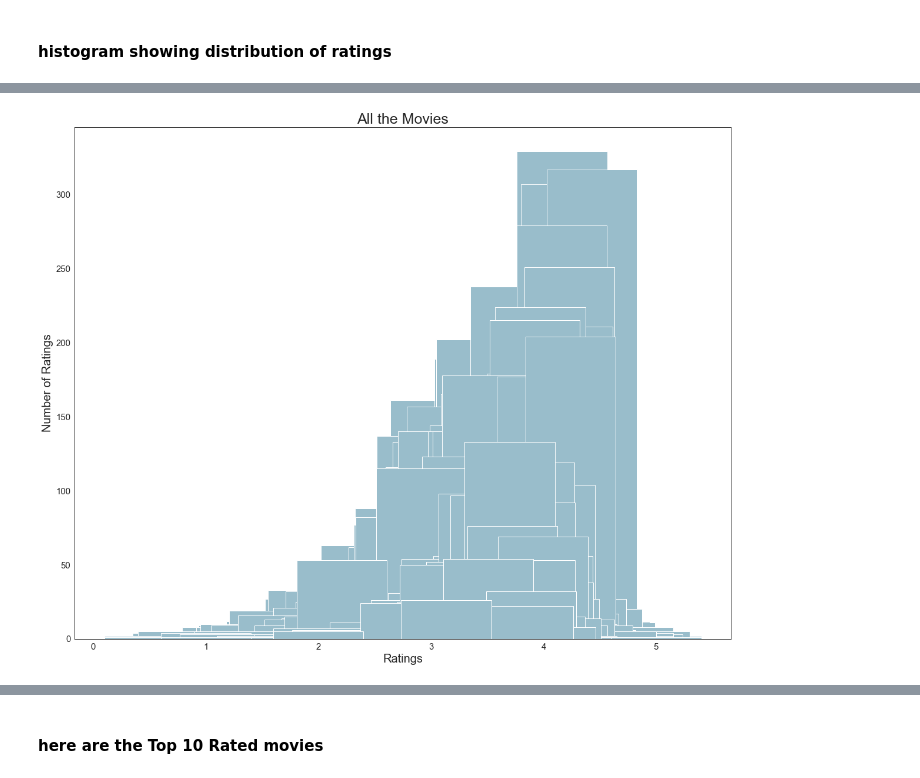
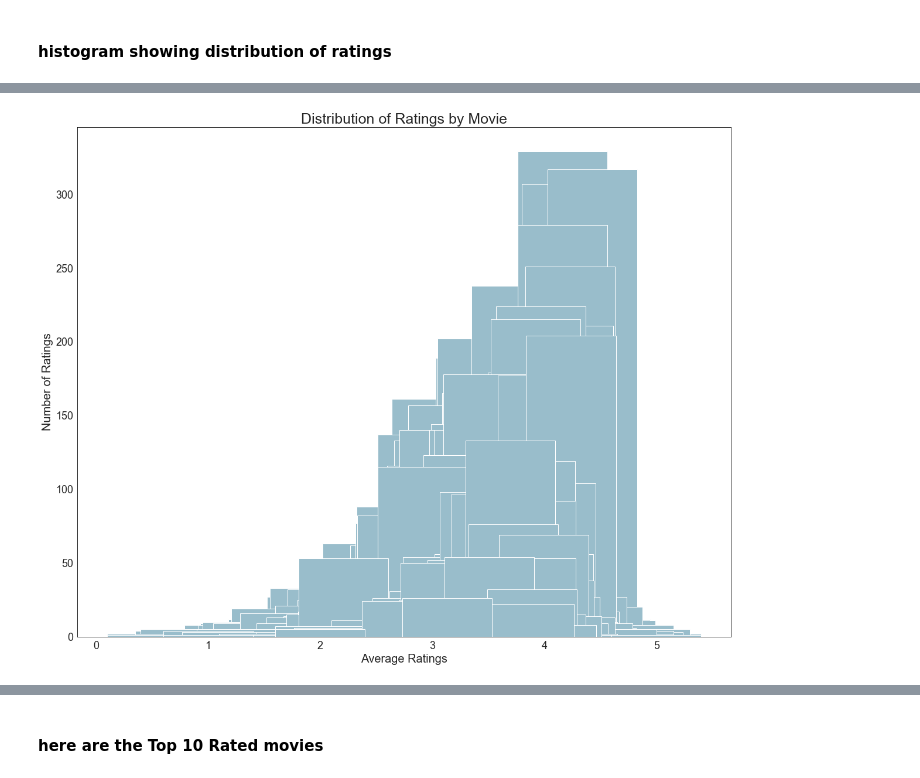
Before and after one commit to lecritch/Rate-5-Get-5-Movie-Recommendation-System, a Jupyter notebook: notebooks/exploratory/dcm_explore/02_dcm_eda_viz.ipynb, the cells around one changed output, grey strips where cells are left out. Saved outputs shown, nothing was run; the diff lists cells and outputs as text; code cells hidden in the pictures.

```diff
--- a/notebooks/exploratory/dcm_explore/02_dcm_eda_viz.ipynb
+++ b/notebooks/exploratory/dcm_explore/02_dcm_eda_viz.ipynb
@@ -105,9 +122,10 @@ plt.show()
 # %%
 fig = plt.subplots(figsize=(20,16))
 plt.bar(rated.rating, rated.num_rating, color='#99BDCB')
-plt.title('All the Movies')
+plt.title('Distribution of Ratings by Movie')
 plt.xlabel('Average Ratings')
 plt.ylabel('Number of Ratings')
+plt.savefig('DistOfRatingsByMovie.png')
 plt.show()
 # %% [output]
-[figure, old version]
+[figure, new version]
```
Also changed, not shown: parts of 13 cells of this notebook, 11 other files.
